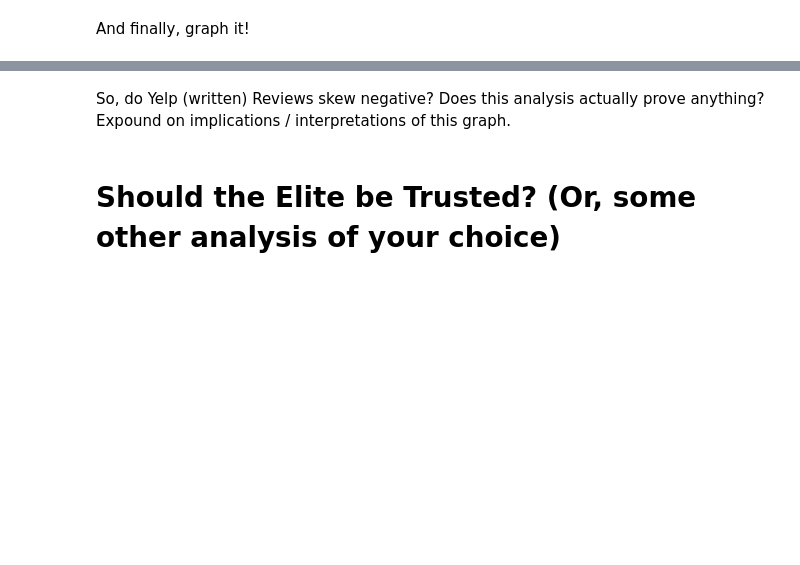
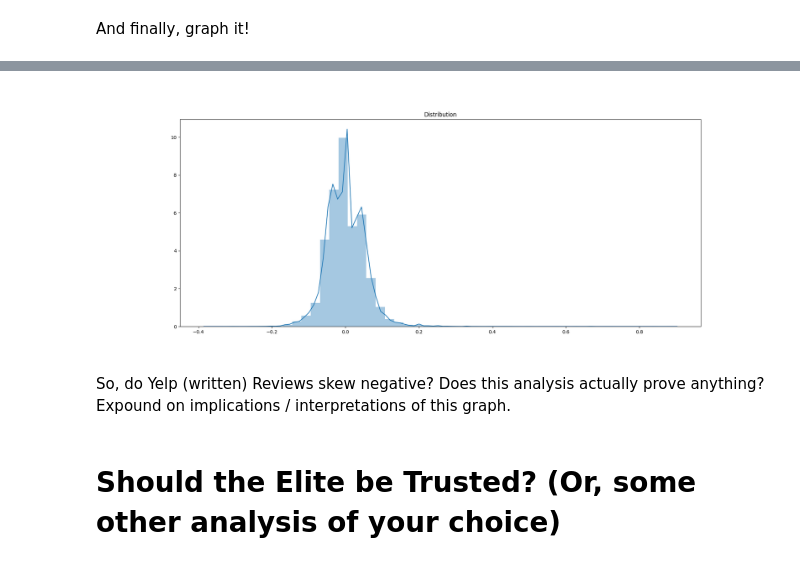
Before and after one commit to shivanidedhia/Yelp-Reviews-10GB-Data, a Jupyter notebook: Analysis.ipynb, the cells around one changed output, grey strips where cells are left out. Drawn from its saved outputs; the diff is of its cells as text; code cells hidden in the pictures; blank space fills up the shorter version.

```diff
--- a/Analysis.ipynb
+++ b/Analysis.ipynb
@@ -456,10 +481,3 @@ skew_pandas = skew.toPandas()
 [interactive output not drawn]
 # %% [markdown]
 And finally, graph it!
-# %%
-skew_pandas.columns=['skew']
-
-skew_pandas.plot(kind='hist', color='lightsteelblue',bins=30)
-
-
-%matplot plt
@@ -468,0 +484,7 @@ skew_pandas.plot(kind='hist', color='lightsteelblue',bins=30)
+# %%
+fig, ax = plt.subplots(figsize = (20,8))
+skew_plot = sns.distplot(skew_pandas)
+ax.set_title('Distribution')
+
+%matplot plt
+# %% [output]
@@ -469,3 +492,4 @@ skew_pandas.plot(kind='hist', color='lightsteelblue',bins=30)
+[figure, added]
 # %% [markdown]
 So, do Yelp (written) Reviews skew negative? Does this analysis actually prove anything? Expound on implications / interpretations of this graph.
 # %% [markdown]
```
Also changed, not shown: parts of 16 cells of this notebook, 2 other files.
